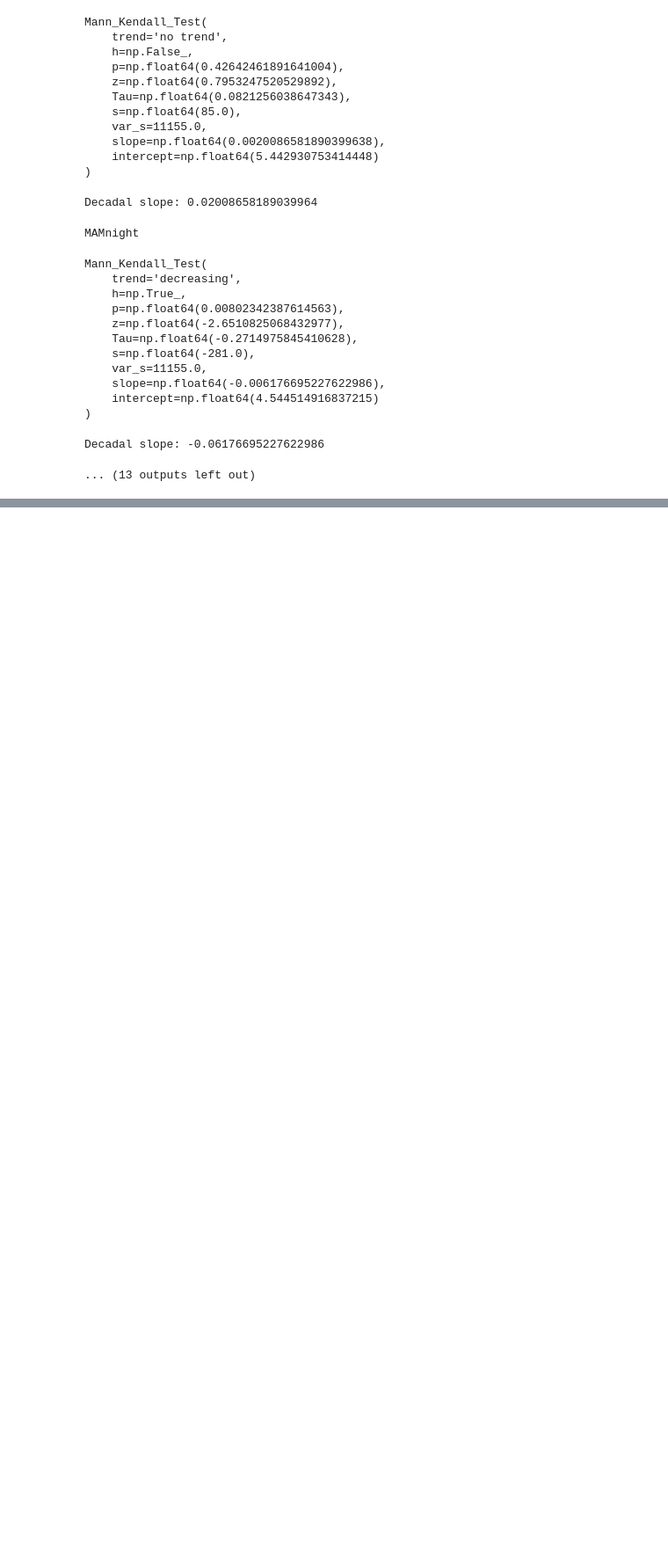
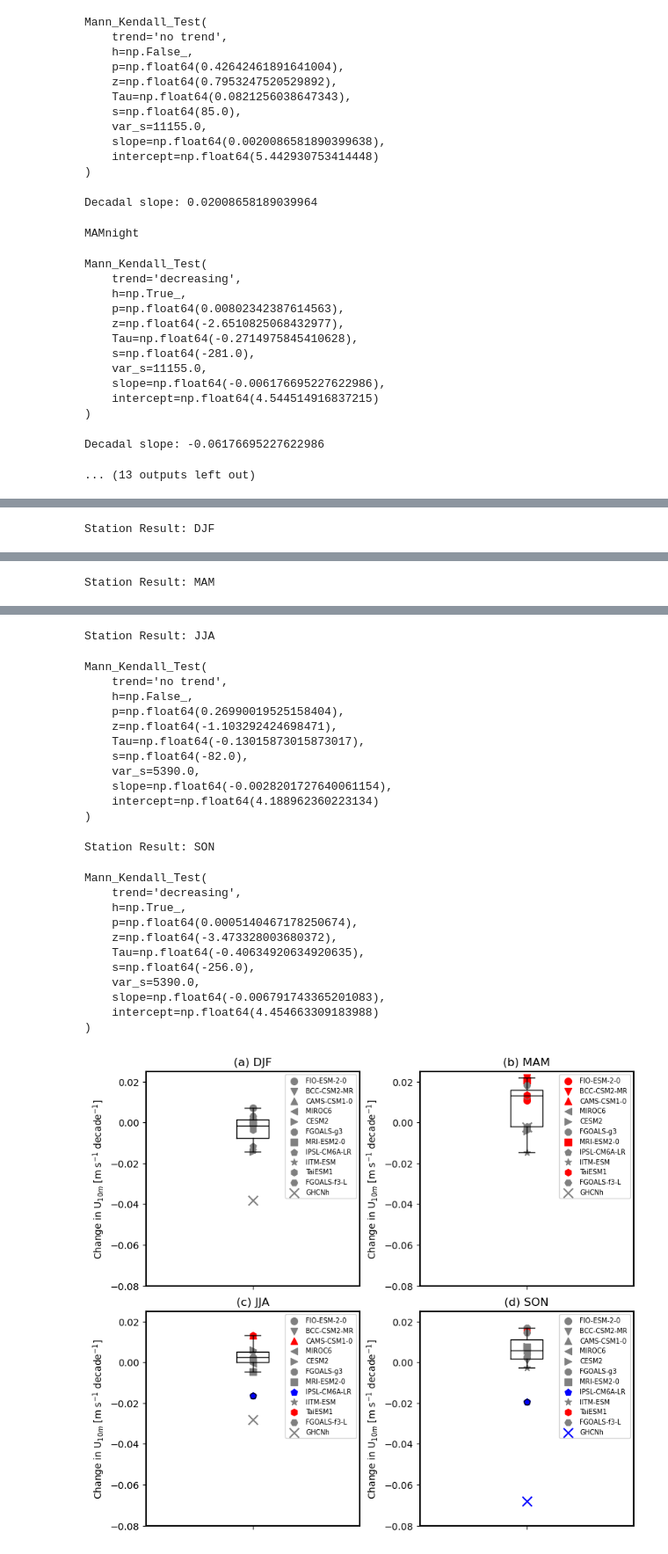
Before and after one commit to ivalencius/GPLLJ, a Jupyter notebook: src/GHCNh_cna.ipynb, the cells around one changed output, grey strips where cells are left out. Shown at 88% size. Saved outputs shown, nothing was run; the diff lists cells and outputs as text; code cells hidden in the pictures; blank space fills up the shorter version.

```diff
--- a/src/GHCNh_cna.ipynb
+++ b/src/GHCNh_cna.ipynb
@@ -661,0 +1173,48 @@ Decadal slope: -0.06176695227622986
+# %%
+fig = plt.figure(figsize=(8,7), constrained_layout=True)
+gs = fig.add_gridspec(ncols=2, nrows=2)
+for i, season in enumerate(['DJF', 'MAM', 'JJA', 'SON']):
+    ax = fig.add_subplot(gs[i])
+    subset = df_mk_season.filter(pl.col('season') == season)
+    slopes = subset['slope'].to_numpy()*10
+    trends = subset['trend'].to_numpy()
+    source_ids = subset['source_id'].to_numpy()
+    filled_markers = ['o', 'v', '^', '<', '>', '8', 's', 'p', '*', 'h', 'H', 'D', 'd', 'P', 'X'][:len(slopes)]
+    box_plot = ax.boxplot(slopes)
+    box_plot['medians'][0].set_color('black')
+    for slope, trend, source_id, marker in zip(slopes, trends, source_ids, filled_markers):
+        if trend == 'increasing':
+            ax.scatter(1, slope, marker=marker, color='r', label=source_id, s=50)
+        elif trend == 'no trend':
+            ax.scatter(1, slope, marker=marker, color='gray', label=source_id, s=50)
+        elif trend == 'decreasing':
+            ax.scatter(1, slope, marker=marker, color='blue', label=source_id, s=50)
+    # Now perform test for station data
+    station_wind = (
+        station_seasonal
+        .filter(pl.col('season') == season)
+        .group_by_dynamic('time', every='1y')
+        .agg(wind_speed = pl.col('wind_speed').mean())
+        .select('wind_speed')
+    )
+    res = mk.original_test(station_wind, alpha=0.1)
+    print('Station Result: '+season)
+    print(res)
+    if res.trend == 'increasing':
+            ax.scatter(1, res.slope*10, marker='x', color='r', s=100, label='GHCNh')
+    elif res.trend == 'no trend':
+        ax.scatter(1, res.slope*10, marker='x', color='gray', s=100, label='GHCNh')
+    elif res.trend == 'decreasing':
+        ax.scatter(1, res.slope*10, marker='x', color='blue', s=100, label='GHCNh')
+    ax.legend()
+    ax.set_xticklabels('')
+    ax.set_ylabel('Change in U$_{10m}$ [m s$^{-1}$ decade$^{-1}$]')
+    plt.legend(fontsize='x-small')
+    ax.set_title(f'({ascii_lowercase[i]}) {season}')
+    ax.set_ylim(-0.08, 0.025)
+    for spine in ax.spines.values():
+        spine.set_linewidth(1.5)
+plt.savefig(os.path.join(FIG_DIR, 'GHCNh_AMIP_cna_seasonal_mk_boxplot.png'), dpi=300)
+plt.show()
+# %% [output]
+Station Result: DJF
@@ -661,0 +1232 @@ Decadal slope: -0.06176695227622986
+Station Result: MAM
@@ -661,0 +1244,25 @@ Decadal slope: -0.06176695227622986
+Station Result: JJA
+Mann_Kendall_Test(
+    trend='no trend',
+    h=np.False_,
+    p=np.float64(0.26990019525158404),
+    z=np.float64(-1.103292424698471),
+    Tau=np.float64(-0.13015873015873017),
+    s=np.float64(-82.0),
+    var_s=5390.0,
+    slope=np.float64(-0.0028201727640061154),
+    intercept=np.float64(4.188962360223134)
+)
+Station Result: SON
+Mann_Kendall_Test(
+    trend='decreasing',
+    h=np.True_,
+    p=np.float64(0.0005140467178250674),
+    z=np.float64(-3.473328003680372),
+    Tau=np.float64(-0.40634920634920635),
+    s=np.float64(-256.0),
+    var_s=5390.0,
+    slope=np.float64(-0.006791743365201083),
+    intercept=np.float64(4.454663309183988)
+)
+[figure, added]
```
Also changed, not shown: parts of 35 cells of this notebook, 6 other files.
